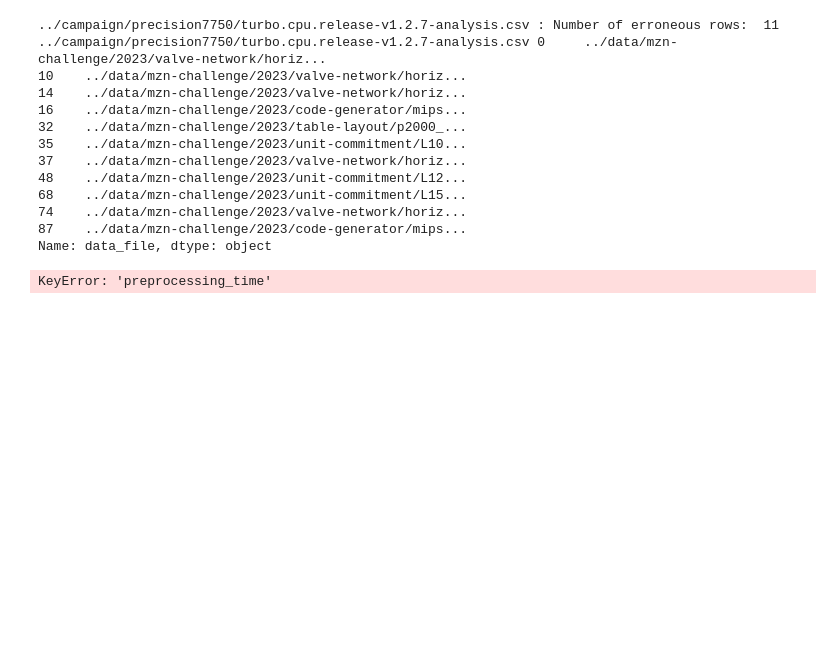
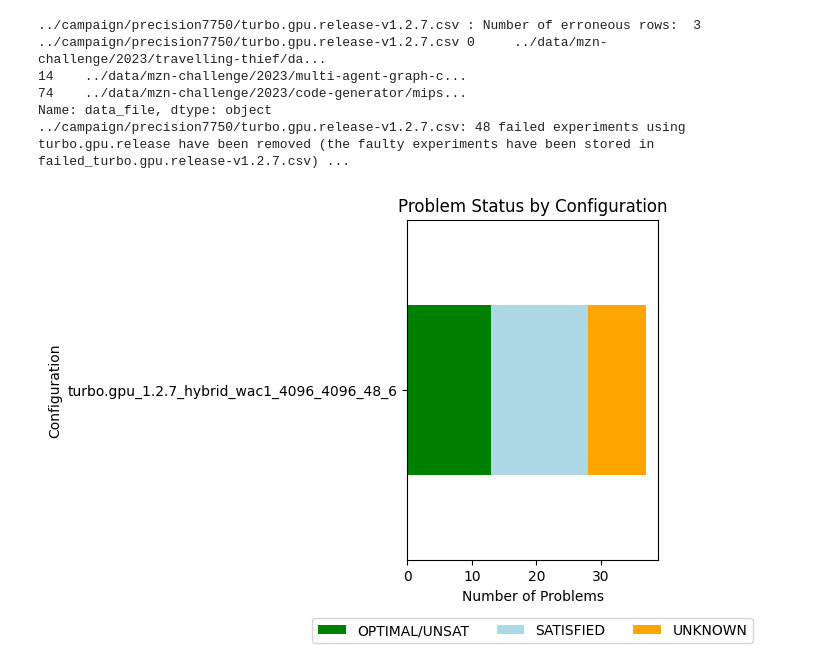
Before and after one commit to lattice-land/bench, a Jupyter notebook: benchmarks/analyzing/analysis.ipynb, the cells around one changed output. Drawn from its saved outputs; the diff is of its cells as text; code cells hidden in the pictures; blank space fills up the shorter version.

```diff
--- a/benchmarks/analyzing/analysis.ipynb
+++ b/benchmarks/analyzing/analysis.ipynb
@@ -33,7 +33,8 @@ df = analysis.read_experiments([
   # "../campaign/aion/org.choco.choco-v4.10.14.csv"
   # "../campaign/iris/turbo.gpu.release-v1.2.4.csv",
   # "../campaign/precision7750/turbo.cpu.release-v1.2.6-analysis.csv"
-  "../campaign/precision7750/turbo.cpu.release-v1.2.7-analysis.csv"
+  # "../campaign/precision7750/turbo.cpu.release-v1.2.7-analysis.csv"
+  "../campaign/precision7750/turbo.gpu.release-v1.2.7.csv"
   # "../campaign/precision5820/turbo.cpu.release-v1.2.4.csv"
 ])
 
@@ -45,21 +46,21 @@ df = analysis.read_experiments([
 # But we don't want to remove the others for most of the analysis. (comment the line if you want to analyse the globalmem results)
 df = df[df['uid'] != "turbo.gpu.release_1.2.0_precision5820_300s_gpu_4096_64_globalmem"]
 
-mzn_challenge = pd.read_csv("../benchmarking/mzn2023.csv")
+mzn_challenge = pd.read_csv("../benchmarking/mzn2023_turbo.csv")
 # print(mzn_challenge)
 # Unsupported instances due to set variables: valve-network (mzn2023) and harmony (mzn2024).
-mzn_unsupported = ["valve-network", "harmony"]
-for problem in mzn_unsupported:
-  mzn_challenge = mzn_challenge[(mzn_challenge['problem'] != problem)]
+# mzn_unsupported = ["valve-network", "harmony"]
+# for problem in mzn_unsupported:
+#   mzn_challenge = mzn_challenge[(mzn_challenge['problem'] != problem)]
 mzn_data = set(mzn_challenge['data_file'])
 df = df[df['data_file'].isin(mzn_data)]
-df = df[(df['status'] != "ERROR")]
+# df = df[(df['status'] != "ERROR")]
 # Instances that might have been solved during flattening.
-df = df[~(df['preprocessing_time'].isna())]
+# df = df[~(df['preprocessing_time'].isna())]
 
-analysis.show_problem_table(df)
+# analysis.show_problem_table(df)
 
-# df = analysis.intersect(df)
+df = analysis.intersect(df)
 
 # df = df[df['timeout_ms'] == 1200000]
 
@@ -69,8 +70,8 @@ analysis.show_problem_table(df)
 
 analysis.plot_overall_result(df)
 # display(HTML(analysis.metrics_table(df[df['mzn_solver'].str.startswith("turbo")]).to_html()))
-metrics = analysis.metrics_table(df)
-display(HTML(metrics.to_html()))
+# metrics = analysis.metrics_table(df)
+# display(HTML(metrics.to_html()))
 # sorted_metrics = metrics.sort_values(by=['problem_optimal', 'problem_sat', 'avg_nodes_per_second', 'version'], ascending=[False, False, False, True])
 # print(sorted_metrics[['short_uid','avg_nodes_per_second','problem_optimal', 'problem_sat', 'problem_unknown']].to_markdown(index=False))
 
@@ -83,43 +84,36 @@ display(HTML(metrics.to_html()))
 # analysis.plot_time_distribution("hybrid132-ac1-4096", df[df['uid'] == "turbo.gpu.release_1.2.5_helios_300s_hybrid_ac1_4096_132_72"])
 # analysis.plot_time_distribution("hybrid128", df[df['uid'] == "turbo.gpu.release_1.2.4_precision5820_300s_hybrid_4096_128_10"])
 # analysis.plot_time_distribution("hybrid64", df[df['uid'] == "turbo.gpu.release_1.2.5_precision5820_300s_hybrid_4096_64_10"])
 # analysis.plot_time_distribution("hybrid128", df[df['uid'] == "turbo.gpu.release_1.2.5_precision5820_300s_hybrid_4096_128_10"])
 
 # analysis.comparison_table_md(df, "turbo.gpu.release_1.2.4_precision5820_300s_hybrid_ac1_4096_128_10", "turbo.gpu.release_1.2.5_precision5820_300s_hybrid_ac1_4096_128_10")
 
 # print(analysis.list_problem_where_leq(df, "nodes", "turbo.gpu.release_1.2.0_precision5820_300s_4096_64_256", "turbo.gpu.release_1.2.1_precision5820_300s_4096_64_1024"))
 
 # p = analysis.compare_solvers_pie_chart(df, "turbo.gpu.release_1.2.0_precision5820_300s_4096_64_256", "turbo.gpu.release_1.2.2_precision5820_300s_4096_64_256")
 # print(p[p['Comparison'] == 'turbo.gpu.release_1.1.7_precision5820_300s_4096_64_256 better'])
 
 # p = analysis.compare_solvers_pie_chart(df, "turbo.gpu.release_1.2.6_helios_1200s_hybrid_wac1_4096_32768_264_72", "turbo.gpu.release_1.2.6_helios_1200s_hybrid_wac1_4096_131072_264_72")
 # print(p[p['Comparison'] == 'Error'])
 # p = analysis.compare_solvers_pie_chart(df, "org.choco.choco_4.10.14_aion_1200s", "turbo.gpu.release_1.2.6_helios_1200s_hybrid_wac1_4096_32768_264_72")
 # p = analysis.compare_solvers_pie_chart(df, "org.choco.choco_4.10.14_aion_1200s", "turbo.gpu.release_1.2.6_helios_1200s_hybrid_wac1_4096_131072_264_72")
 # p = analysis.compare_solvers_pie_chart(df, "org.choco.choco_4.10.15_precision5820_300s", "turbo.gpu.release_1.2.6_helios_300s_hybrid_wac1_4096_4194304_264_72")
 # p = analysis.compare_solvers_pie_chart(df, "org.choco.choco_4.10.15_precision5820_300s", "turbo.gpu.release_1.2.6_helios_300s_hybrid_wac1_4096_16384_264_72")
 # p = analysis.compare_solvers_pie_chart(df, "org.choco.choco_4.10.15_precision5820_300s", "turbo.gpu.release_1.2.6_helios_300s_hybrid_wac1_4096_262144_264_72")
 # p = analysis.compare_solvers_pie_chart(df, "org.choco.choco_4.10.15_precision5820_300s", "turbo.gpu.release_1.2.6_helios_300s_hybrid_wac1_4096_4096_264_72")
 # p = analysis.compare_solvers_pie_chart(df, "turbo.gpu.release_1.2.6_helios_300s_hybrid_wac1_4096_262144_264_72", "turbo.gpu.release_1.2.6_helios_300s_hybrid_wac1_4096_4194304_264_72")
 # p = analysis.compare_solvers_pie_chart(df, "turbo.gpu.release_1.2.6_helios_300s_hybrid_wac1_4096_262144_264_72", "turbo.gpu.release_1.2.6_helios_300s_hybrid_wac1_4096_16384_264_72")
 # p = analysis.compare_solvers_pie_chart(df, "turbo.gpu.release_1.2.6_helios_300s_hybrid_wac1_4096_4096_264_72", "turbo.gpu.release_1.2.6_helios_300s_hybrid_wac1_4096_16384_264_72")
 # p = analysis.compare_solvers_pie_chart(df, "turbo.gpu.release_1.2.5_precision5820_300s_hybrid_ac1_4096_128_10", "turbo.gpu.release_1.2.4_precision5820_300s_hybrid_ac1_4096_128_10")
 # print(p[p['Comparison'] == 'turbo.gpu.release_1.2.5_precision5820_300s_hybrid_ac1_4096_128_10 better'])
 
 # df[(df['uid'] == "turbo.gpu.release_1.2.0_precision5820_300s_4096_64_256") & (df['memory_configuration'] != "global") & (df['eps_num_subproblems'] == 4096)]
 # df[(df['mzn_solver'] == "turbo.gpu.release") & (df['problem'] == "nfc") & (df['eps_num_subproblems'] == 4096)]
 # %% [output]
-../campaign/precision7750/turbo.cpu.release-v1.2.7-analysis.csv : Number of erroneous rows:  11
-../campaign/precision7750/turbo.cpu.release-v1.2.7-analysis.csv 0     ../data/mzn-challenge/2023/valve-network/horiz...
-10    ../data/mzn-challenge/2023/valve-network/horiz...
-14    ../data/mzn-challenge/2023/valve-network/horiz...
-16    ../data/mzn-challenge/2023/code-generator/mips...
-32    ../data/mzn-challenge/2023/table-layout/p2000_...
-35    ../data/mzn-challenge/2023/unit-commitment/L10...
-37    ../data/mzn-challenge/2023/valve-network/horiz...
-48    ../data/mzn-challenge/2023/unit-commitment/L12...
-68    ../data/mzn-challenge/2023/unit-commitment/L15...
-74    ../data/mzn-challenge/2023/valve-network/horiz...
-87    ../data/mzn-challenge/2023/code-generator/mips...
+../campaign/precision7750/turbo.gpu.release-v1.2.7.csv : Number of erroneous rows:  3
+../campaign/precision7750/turbo.gpu.release-v1.2.7.csv 0     ../data/mzn-challenge/2023/travelling-thief/da...
+14    ../data/mzn-challenge/2023/multi-agent-graph-c...
+74    ../data/mzn-challenge/2023/code-generator/mips...
 Name: data_file, dtype: object
+../campaign/precision7750/turbo.gpu.release-v1.2.7.csv: 48 failed experiments using turbo.gpu.release have been removed (the faulty experiments have been stored in failed_turbo.gpu.release-v1.2.7.csv) ...
-KeyError: 'preprocessing_time'
+[figure, added]
```
Also changed, not shown: 3 other files.
